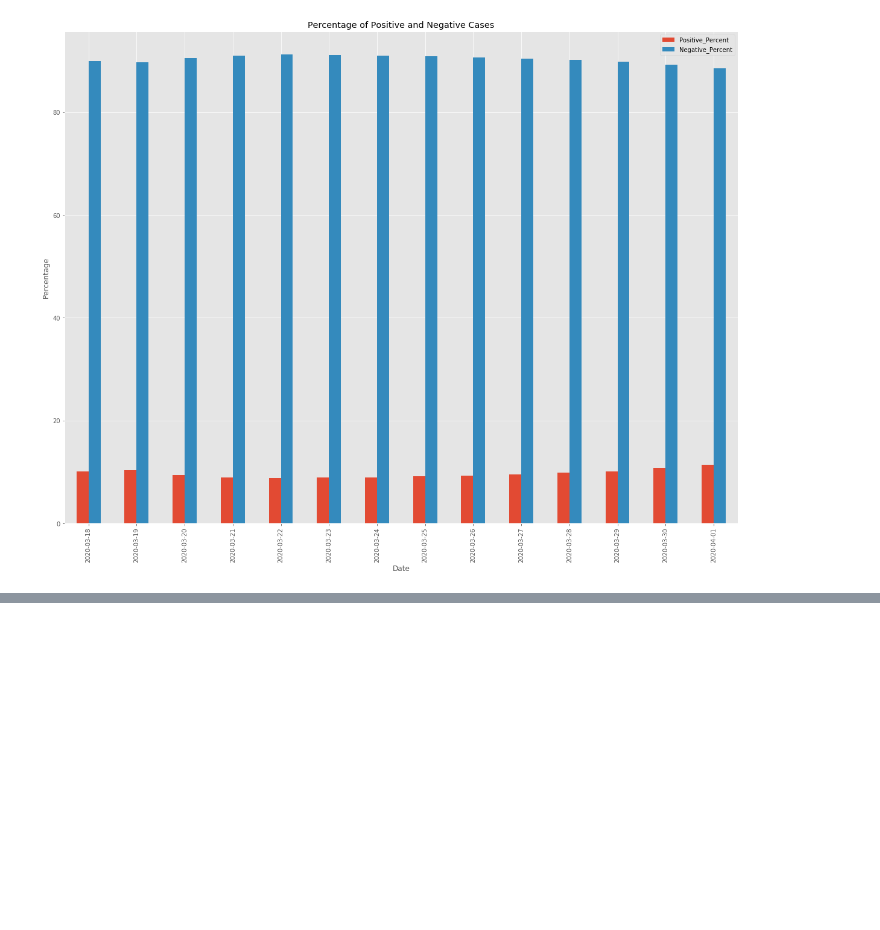
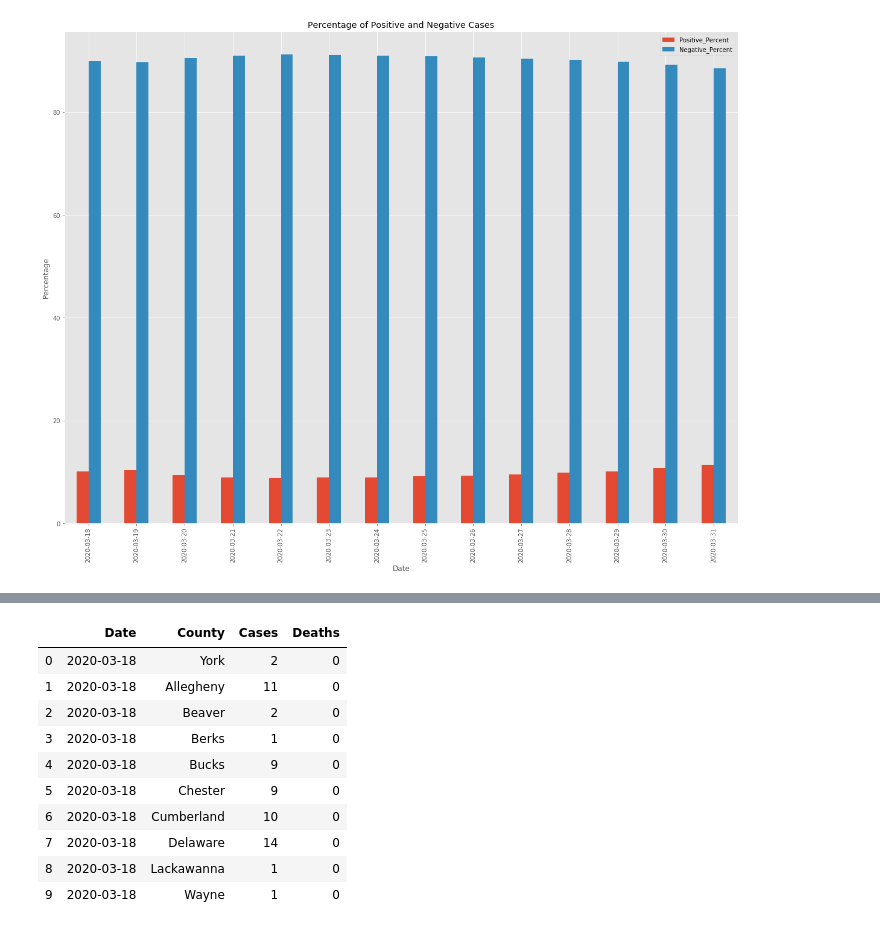
Before and after one commit to bchan01/covid-19-data-analysis, a Jupyter notebook: data-analysis.ipynb, the cells around one changed output, grey strips where cells are left out. Cells and saved outputs as stored; diff of their text form; code cells hidden in the pictures; blank space fills up the shorter version.

```diff
--- a/data-analysis.ipynb
+++ b/data-analysis.ipynb
@@ -79,0 +93,15 @@ plt.show()
+# %%
+df_counties = df_county.sort_values('Date', ascending = True).reset_index(drop=True)
+df_counties.head(10)
+# %% [output]
+|  | Date | County | Cases | Deaths |
+| 0 | 2020-03-18 | York | 2 | 0 |
+| 1 | 2020-03-18 | Allegheny | 11 | 0 |
+| 2 | 2020-03-18 | Beaver | 2 | 0 |
+| 3 | 2020-03-18 | Berks | 1 | 0 |
+| 4 | 2020-03-18 | Bucks | 9 | 0 |
+| 5 | 2020-03-18 | Chester | 9 | 0 |
+| 6 | 2020-03-18 | Cumberland | 10 | 0 |
+| 7 | 2020-03-18 | Delaware | 14 | 0 |
+| 8 | 2020-03-18 | Lackawanna | 1 | 0 |
+| 9 | 2020-03-18 | Wayne | 1 | 0 |
```
Also changed, not shown: parts of 6 cells of this notebook, 3 other files.
